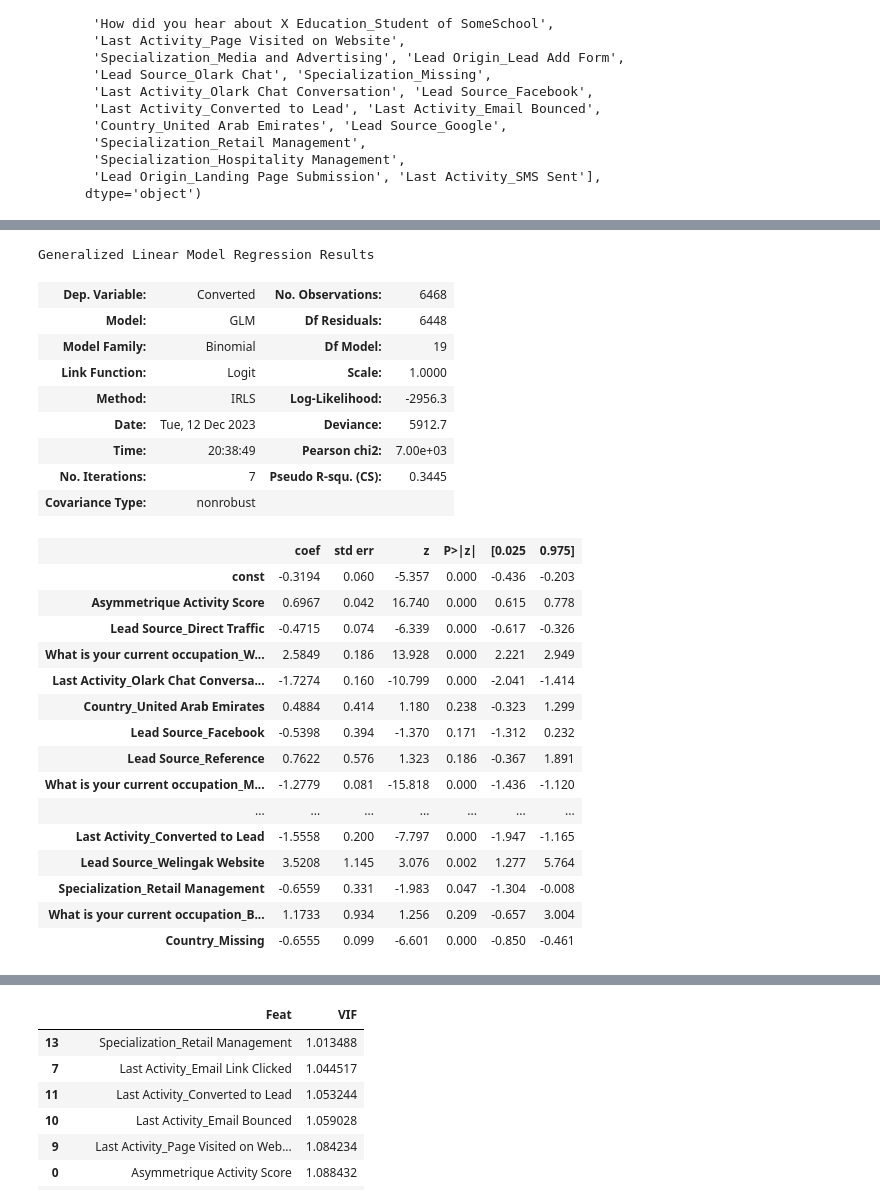
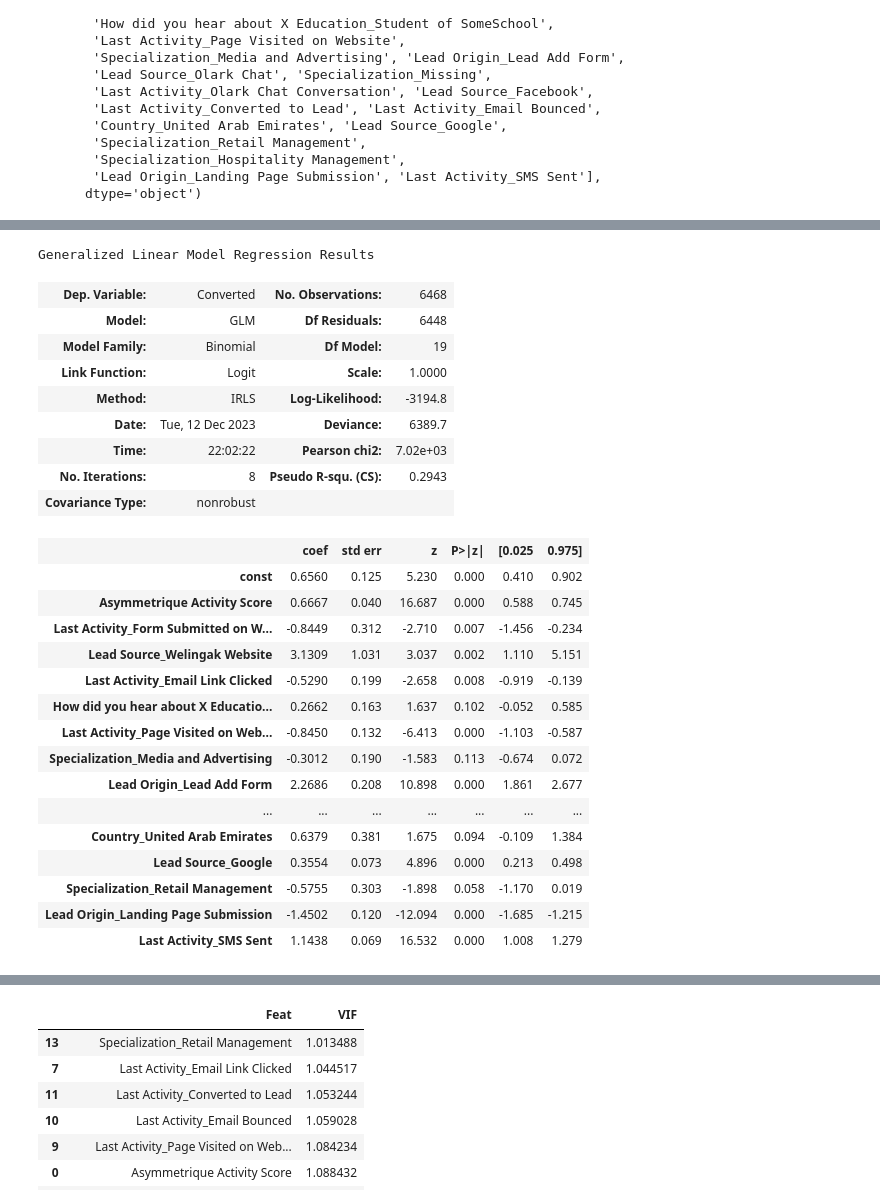
Before and after one commit to dhimanarya/Lead_Scoring_Case_Study, a Jupyter notebook: code file_original.ipynb, the cells around one changed output, grey strips where cells are left out. Cells and saved outputs as stored; diff of their text form; code cells hidden in the pictures.

```diff
--- a/code file_original.ipynb
+++ b/code file_original.ipynb
@@ -1551,5 +1551,5 @@ Generalized Linear Model Regression Results
 | Lead Origin_Landing Page Submission | -1.4469 | 0.120 | -12.043 | 0.000 | -1.682 | -1.211 |
 | Last Activity_SMS Sent | 1.1446 | 0.069 | 16.538 | 0.000 | 1.009 | 1.280 |
 # %%
-# dropping 'Country_Saudi Arabia'
-dtrain8=dtrain7.drop(columns='Country_Saudi Arabia')
+# dropping 'Lead Source_Reference'
+dtrain8=dtrain7.drop(columns='Lead Source_Reference')
@@ -1590,34 +1588,34 @@ Generalized Linear Model Regression Results
 # %%
-# droping 'What is your current occupation_Other	'
-dtrain9=dtrain8.drop(columns='What is your current occupation_Other')
+# droping 'Specialization_Hospitality Management'
+dtrain9=dtrain8.drop(columns='Specialization_Hospitality Management')
 dtrain9_cons=sm.add_constant(dtrain9)
 sm4=sm.GLM(ytrain,dtrain9_cons,family=sm.families.Binomial()).fit()
 sm4.summary()
 # %% [output]
 Generalized Linear Model Regression Results
 | Dep. Variable: | Converted | No. Observations: | 6468 |
 | Model: | GLM | Df Residuals: | 6448 |
 | Model Family: | Binomial | Df Model: | 19 |
 | Link Function: | Logit | Scale: | 1.0000 |
-| Method: | IRLS | Log-Likelihood: | -2956.3 |
-| Date: | Tue, 12 Dec 2023 | Deviance: | 5912.7 |
-| Time: | 20:38:49 | Pearson chi2: | 7.00e+03 |
-| No. Iterations: | 7 | Pseudo R-squ. (CS): | 0.3445 |
+| Method: | IRLS | Log-Likelihood: | -3194.8 |
+| Date: | Tue, 12 Dec 2023 | Deviance: | 6389.7 |
+| Time: | 22:02:22 | Pearson chi2: | 7.02e+03 |
+| No. Iterations: | 8 | Pseudo R-squ. (CS): | 0.2943 |
 | Covariance Type: | nonrobust |  |  |
 |  | coef | std err | z | P>|z| | [0.025 | 0.975] |
-| const | -0.3194 | 0.060 | -5.357 | 0.000 | -0.436 | -0.203 |
-| Asymmetrique Activity Score | 0.6967 | 0.042 | 16.740 | 0.000 | 0.615 | 0.778 |
-| Lead Source_Direct Traffic | -0.4715 | 0.074 | -6.339 | 0.000 | -0.617 | -0.326 |
-| What is your current occupation_W... | 2.5849 | 0.186 | 13.928 | 0.000 | 2.221 | 2.949 |
-| Last Activity_Olark Chat Conversa... | -1.7274 | 0.160 | -10.799 | 0.000 | -2.041 | -1.414 |
-| Country_United Arab Emirates | 0.4884 | 0.414 | 1.180 | 0.238 | -0.323 | 1.299 |
-| Lead Source_Facebook | -0.5398 | 0.394 | -1.370 | 0.171 | -1.312 | 0.232 |
-| Lead Source_Reference | 0.7622 | 0.576 | 1.323 | 0.186 | -0.367 | 1.891 |
-| What is your current occupation_M... | -1.2779 | 0.081 | -15.818 | 0.000 | -1.436 | -1.120 |
+| const | 0.6560 | 0.125 | 5.230 | 0.000 | 0.410 | 0.902 |
+| Asymmetrique Activity Score | 0.6667 | 0.040 | 16.687 | 0.000 | 0.588 | 0.745 |
+| Last Activity_Form Submitted on W... | -0.8449 | 0.312 | -2.710 | 0.007 | -1.456 | -0.234 |
+| Lead Source_Welingak Website | 3.1309 | 1.031 | 3.037 | 0.002 | 1.110 | 5.151 |
+| Last Activity_Email Link Clicked | -0.5290 | 0.199 | -2.658 | 0.008 | -0.919 | -0.139 |
+| How did you hear about X Educatio... | 0.2662 | 0.163 | 1.637 | 0.102 | -0.052 | 0.585 |
+| Last Activity_Page Visited on Web... | -0.8450 | 0.132 | -6.413 | 0.000 | -1.103 | -0.587 |
+| Specialization_Media and Advertising | -0.3012 | 0.190 | -1.583 | 0.113 | -0.674 | 0.072 |
+| Lead Origin_Lead Add Form | 2.2686 | 0.208 | 10.898 | 0.000 | 1.861 | 2.677 |
 | ... | ... | ... | ... | ... | ... | ... |
-| Last Activity_Converted to Lead | -1.5558 | 0.200 | -7.797 | 0.000 | -1.947 | -1.165 |
-| Lead Source_Welingak Website | 3.5208 | 1.145 | 3.076 | 0.002 | 1.277 | 5.764 |
-| Specialization_Retail Management | -0.6559 | 0.331 | -1.983 | 0.047 | -1.304 | -0.008 |
-| What is your current occupation_B... | 1.1733 | 0.934 | 1.256 | 0.209 | -0.657 | 3.004 |
-| Country_Missing | -0.6555 | 0.099 | -6.601 | 0.000 | -0.850 | -0.461 |
+| Country_United Arab Emirates | 0.6379 | 0.381 | 1.675 | 0.094 | -0.109 | 1.384 |
+| Lead Source_Google | 0.3554 | 0.073 | 4.896 | 0.000 | 0.213 | 0.498 |
+| Specialization_Retail Management | -0.5755 | 0.303 | -1.898 | 0.058 | -1.170 | 0.019 |
+| Lead Origin_Landing Page Submission | -1.4502 | 0.120 | -12.094 | 0.000 | -1.685 | -1.215 |
+| Last Activity_SMS Sent | 1.1438 | 0.069 | 16.532 | 0.000 | 1.008 | 1.279 |
 # %%
```
Also changed, not shown: parts of 9 cells of this notebook.
